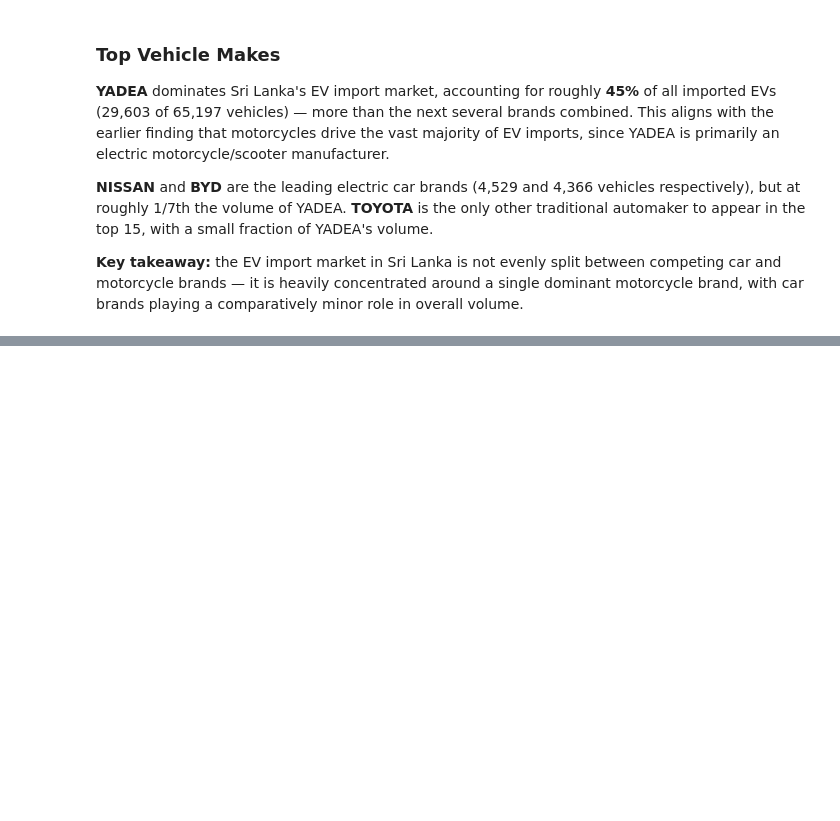
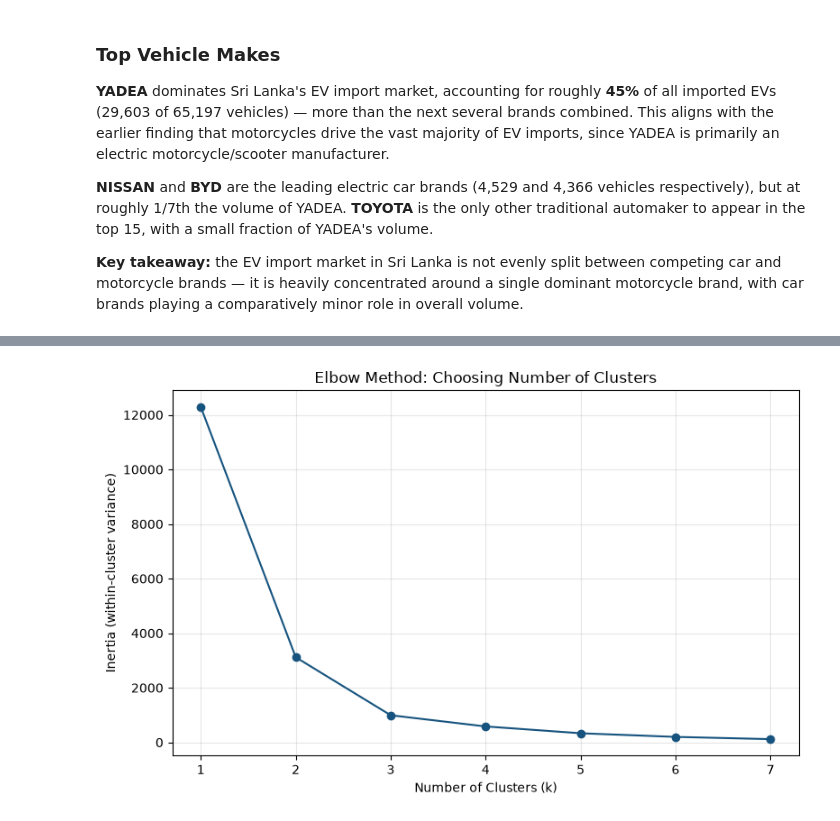
Before and after one commit to kaushalsenevirathna/ev-sri-lanka-analysis, a Jupyter notebook: notebooks/02_eda.ipynb, the cells around one changed output, grey strips where cells are left out. Saved outputs shown, nothing was run; the diff lists cells and outputs as text; code cells hidden in the pictures; blank space fills up the shorter version.

```diff
--- a/notebooks/02_eda.ipynb
+++ b/notebooks/02_eda.ipynb
@@ -171,0 +493,5 @@ brand, with car brands playing a comparatively minor role in overall volume.
+# %%
+# Convert each district's category counts into proportions (%) of that district's total
+# This ensures clustering is based on category MIX, not district SIZE
+district_props = district_category.div(district_category.sum(axis=1), axis=0) * 100
+print(district_props.round(1))
@@ -171,0 +516,22 @@ brand, with car brands playing a comparatively minor role in overall volume.
+# %%
+# Elbow method: try different numbers of clusters and see where the improvement levels off
+from sklearn.cluster import KMeans
+
+inertias = []
+k_range = range(1, 8)
+for k in k_range:
+    km = KMeans(n_clusters=k, random_state=42, n_init=10)
+    km.fit(district_props)
+    inertias.append(km.inertia_)
+
+plt.figure(figsize=(8,5))
+plt.plot(k_range, inertias, marker='o', color='#16537e')
+plt.title('Elbow Method: Choosing Number of Clusters')
+plt.xlabel('Number of Clusters (k)')
+plt.ylabel('Inertia (within-cluster variance)')
+plt.grid(alpha=0.3)
+plt.tight_layout()
+plt.savefig('../visuals/elbow_method.png', dpi=150)
+plt.show()
+# %% [output]
+[figure, added]
```
Also changed, not shown: parts of 26 cells of this notebook, 3 other files.
